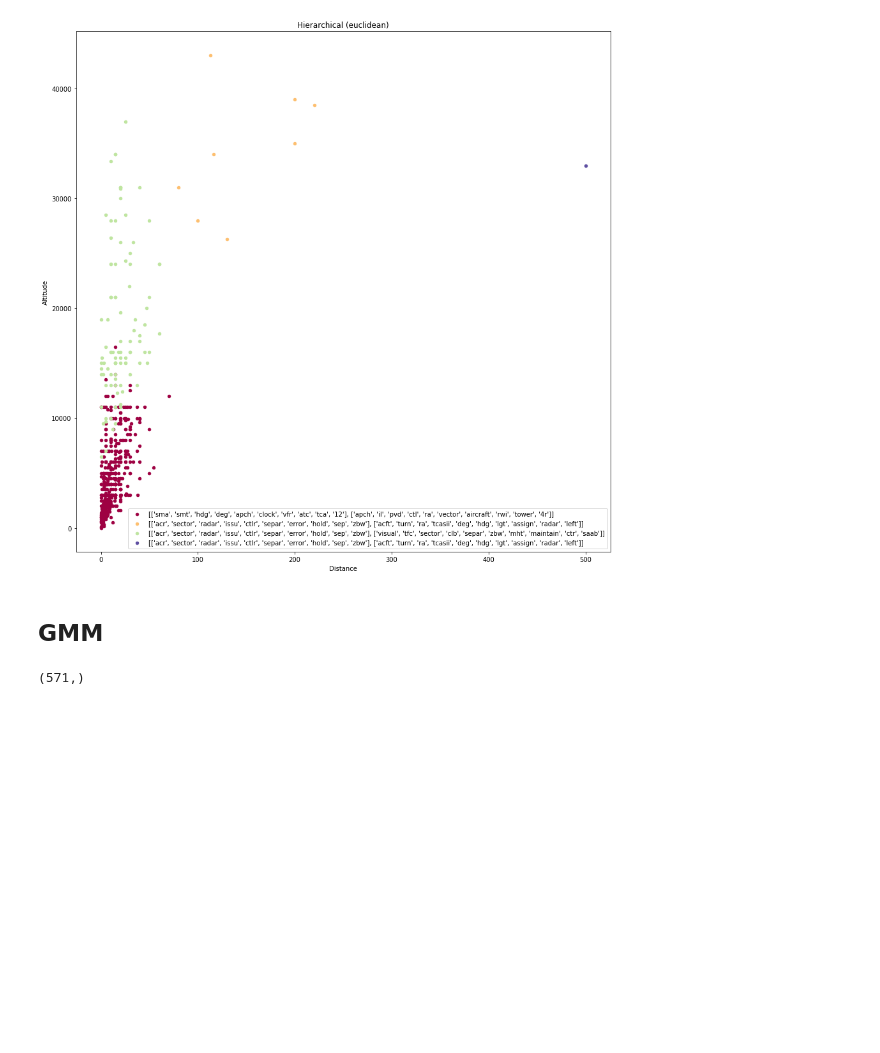
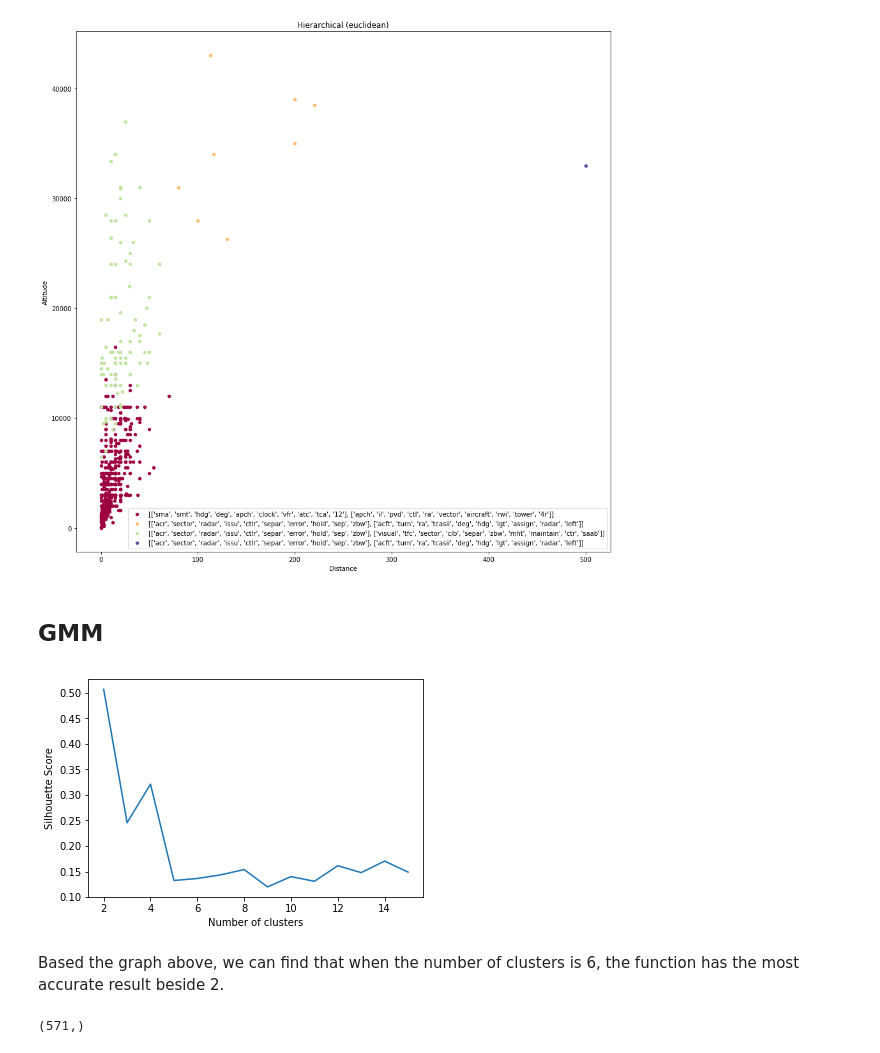
Before and after one commit to lingyigu/acas, a Jupyter notebook: src/03-Clustering.ipynb, the cells around one changed output. Saved outputs shown, nothing was run; the diff lists cells and outputs as text; code cells hidden in the pictures; blank space fills up the shorter version.

```diff
--- a/src/03-Clustering.ipynb
+++ b/src/03-Clustering.ipynb
@@ -299,3 +297,25 @@ By looking at this graph,
 # %% [markdown]
 ## GMM
+# %%
+# Find the optimal number of components
+def sc_evaluate_clusters(X,max_clusters):
+    s = np.zeros(max_clusters+1)
+    s[0] = 0;
+    s[1] = 0;
+    for k in range(2,max_clusters+1):
+        gmm = mixture.GaussianMixture(n_components=k, covariance_type='spherical')
+        gmm.fit(X)
+        y_pred = gmm.predict(X)
+        s[k] = metrics.silhouette_score(X, y_pred, metric='euclidean')
+
+    plt.plot(range(2,len(s)),s[2:])
+    plt.xlabel('Number of clusters')
+    plt.ylabel('Silhouette Score')
+    plt.show()
+
+sc_evaluate_clusters(df_features, 15)
+# %% [output]
+[figure, added]
+# %% [markdown]
+Based the graph above, we can find that when the number of clusters is 6, the function has the most accurate result beside 2.
 # %%
```
Also changed, not shown: parts of 4 cells of this notebook.
